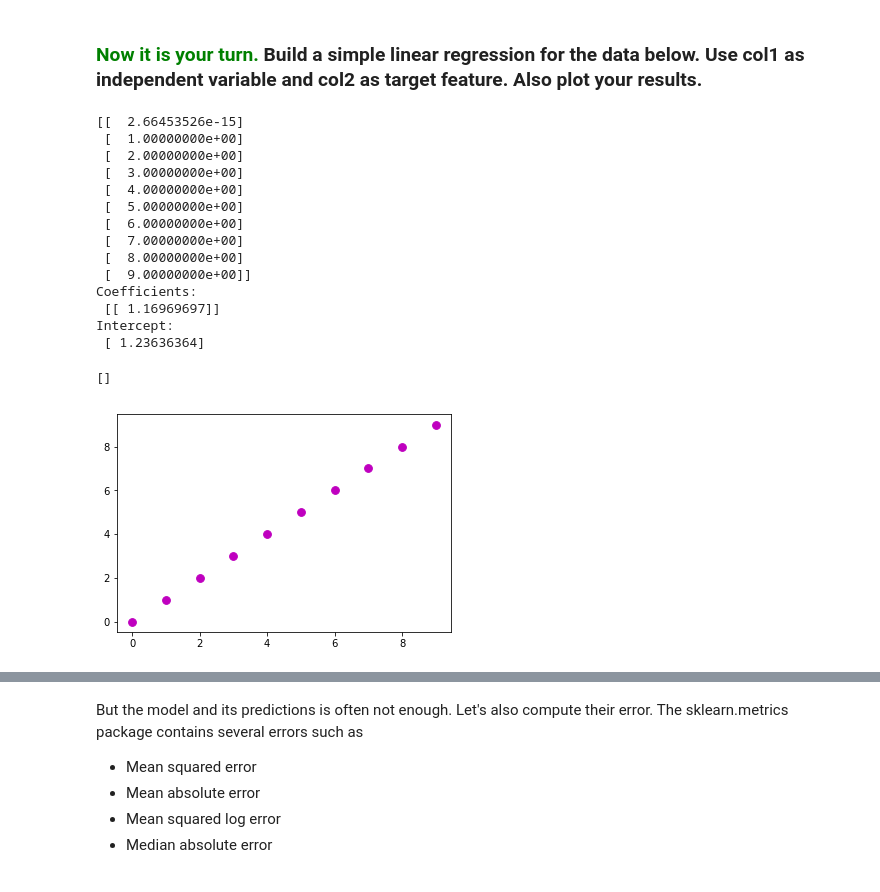
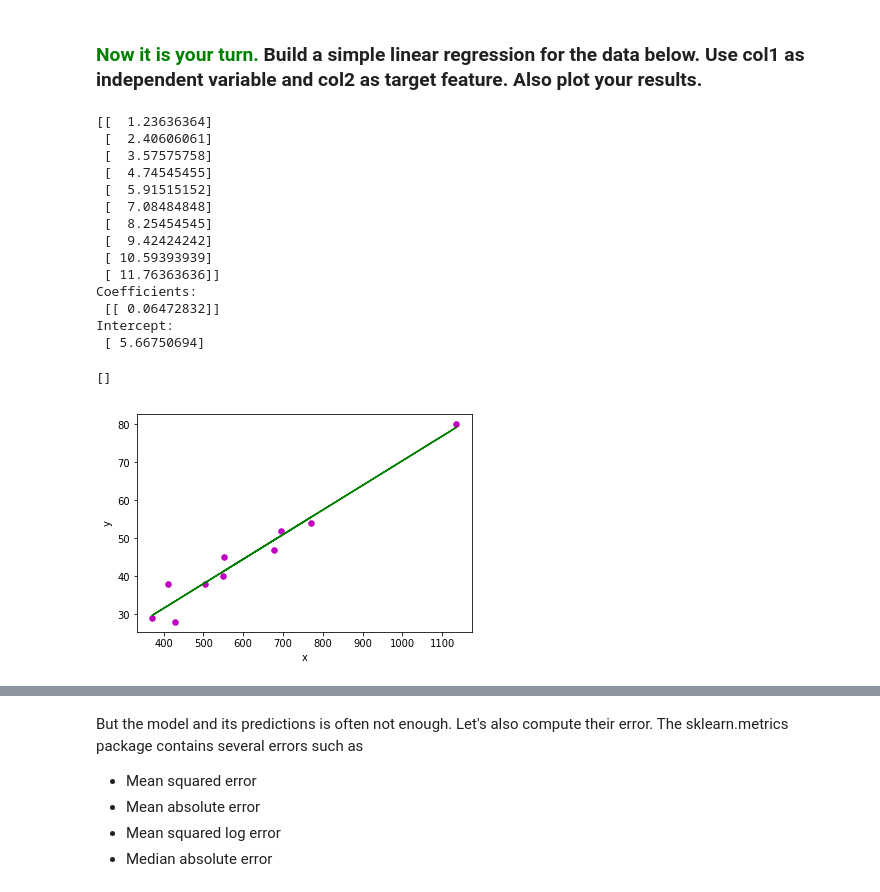
Before and after one commit to mrsonuk/university, a Jupyter notebook: data_science/uebung/03/Regression and SVM instructions.ipynb, the cells around one changed output, grey strips where cells are left out. Drawn from its saved outputs; the diff is of its cells as text; code cells hidden in the pictures.

```diff
--- a/data_science/uebung/03/Regression and SVM instructions.ipynb
+++ b/data_science/uebung/03/Regression and SVM instructions.ipynb
@@ -108,33 +109,36 @@ plt.show()
 # %%
 df2 = pd.DataFrame({'col1': [770, 677, 428, 410, 371, 504, 1136, 695, 551, 550], 'col2': [54, 47, 28, 38, 29, 38, 80, 52, 45, 40]})
 #your turn
-X = np.reshape(df['col1'].values, (-1, 1))
-y = np.reshape(df['col1'].values, (-1, 1))
+X2 = np.reshape(df2['col1'].values, (-1, 1))
+y2 = np.reshape(df2['col2'].values, (-1, 1))
 lin_clf = LinearRegression()
-model = lin_clf.fit(X, y)
+model2 = lin_clf.fit(X2, y2)
 
-y_predict = np.array(model.predict(X))
+y_predict2 = np.array(model2.predict(X2))
 print(y_predict)
 #print coefficient and intercept
-print('Coefficients: \n', classifier.coef_)
-print('Intercept: \n', classifier.intercept_)
+print('Coefficients: \n', lin_clf.coef_)
+print('Intercept: \n', lin_clf.intercept_)
 
-plt.scatter(X, y, color='m', s=60)
+plt.scatter(X2, y2, color='m', s=30)
+plt.plot(X2, y_predict2, color='g')
+plt.xlabel('x')
+plt.ylabel('y')
 plt.plot()
 # %% [output]
-[[  2.66453526e-15]
- [  1.00000000e+00]
- [  2.00000000e+00]
- [  3.00000000e+00]
- [  4.00000000e+00]
- [  5.00000000e+00]
- [  6.00000000e+00]
- [  7.00000000e+00]
- [  8.00000000e+00]
- [  9.00000000e+00]]
+[[  1.23636364]
+ [  2.40606061]
+ [  3.57575758]
+ [  4.74545455]
+ [  5.91515152]
+ [  7.08484848]
+ [  8.25454545]
+ [  9.42424242]
+ [ 10.59393939]
+ [ 11.76363636]]
 Coefficients:
- [[ 1.16969697]]
+ [[ 0.06472832]]
 Intercept:
- [ 1.23636364]
+ [ 5.66750694]
 []
-[figure, old version]
+[figure, new version]
```
Also changed, not shown: parts of 12 cells of this notebook, 13 other files.
